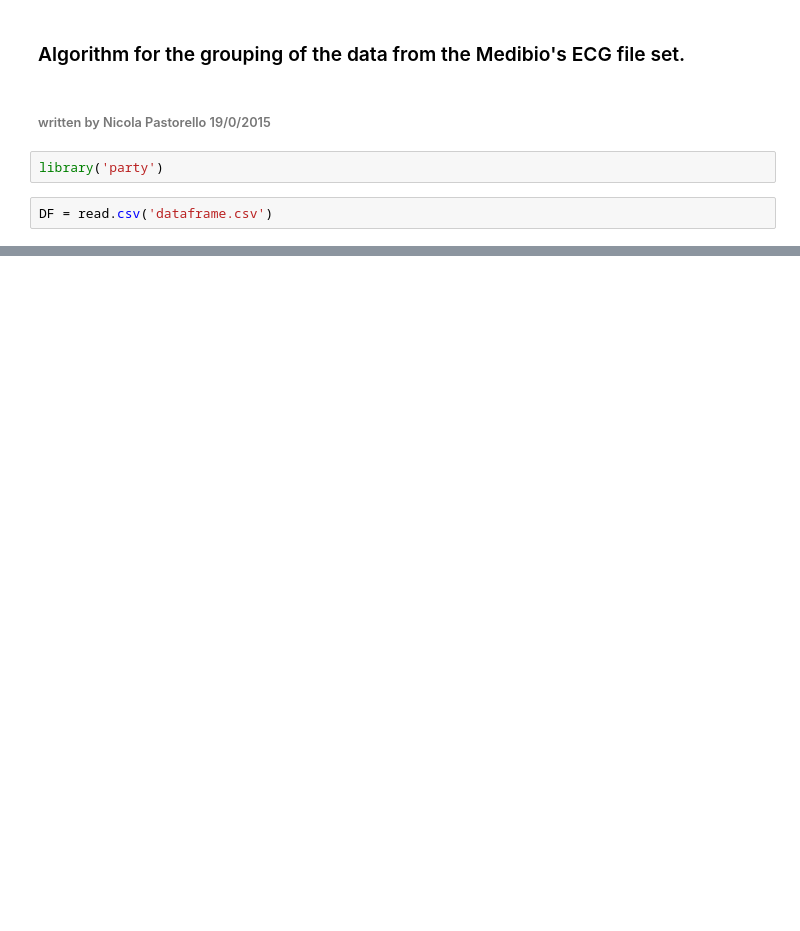
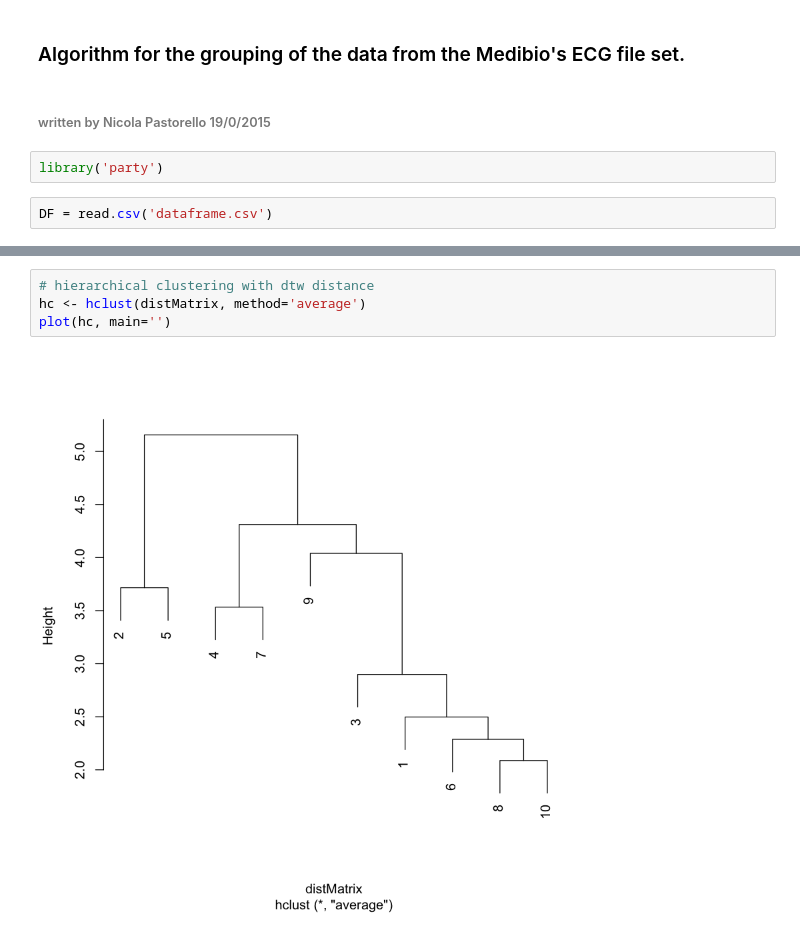
Before and after one commit to pastorenick/StressTest, a Jupyter notebook: Stress_analysis_grouping.ipynb, the cells around one changed output, grey strips where cells are left out. Saved outputs shown, nothing was run; the diff lists cells and outputs as text; blank space fills up the shorter version.

```diff
--- a/Stress_analysis_grouping.ipynb
+++ b/Stress_analysis_grouping.ipynb
@@ -54,0 +93,6 @@ Available components:
+# %%
+# hierarchical clustering with dtw distance
+hc <- hclust(distMatrix, method='average')
+plot(hc, main='')
+# %% [output]
+[figure, added]
```
Also changed, not shown: parts of 9 cells of this notebook, 1 other file.
